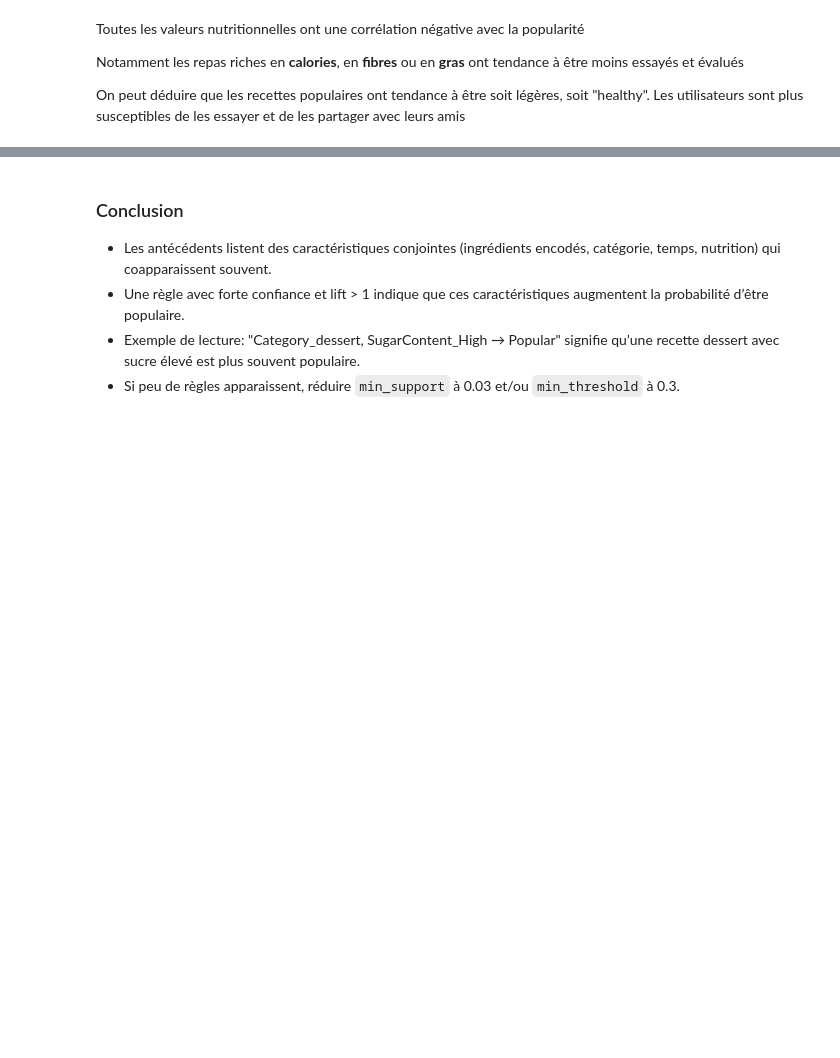
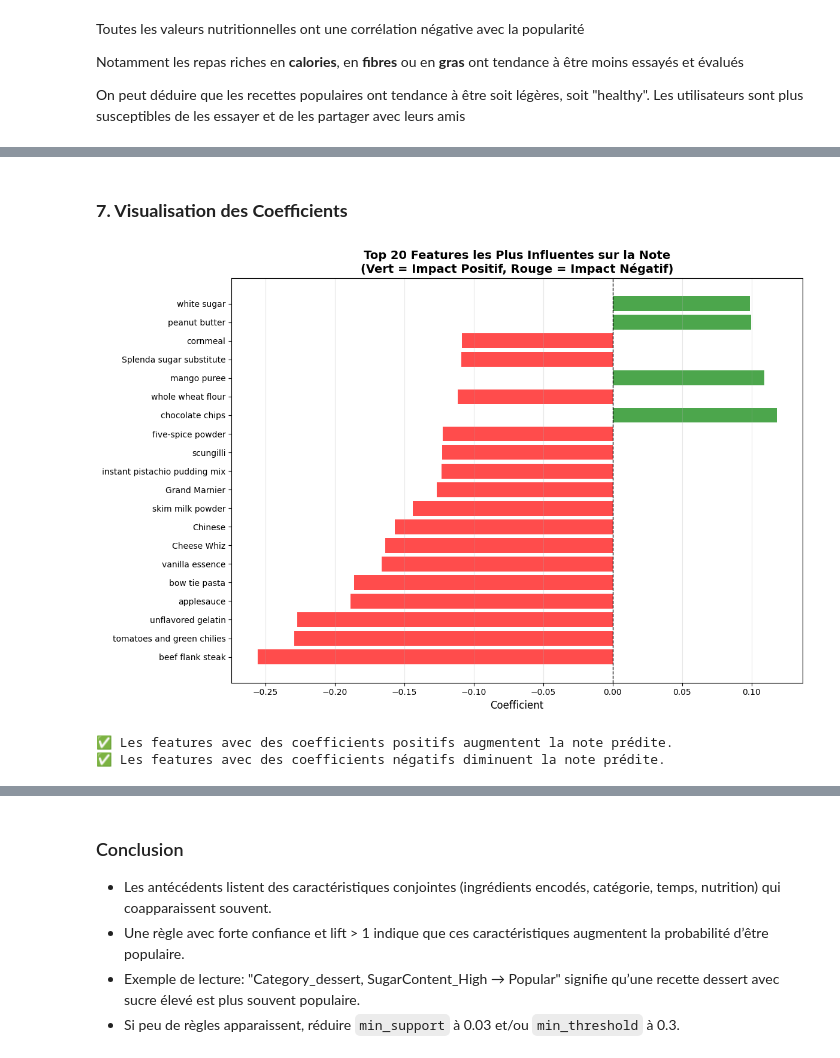
Before and after one commit to louaycodes/ProjetMachineLearning4Arctic, a Jupyter notebook: projetML.ipynb, the cells around one changed output, grey strips where cells are left out. Drawn from its saved outputs; the diff is of its cells as text; code cells hidden in the pictures; blank space fills up the shorter version.

```diff
--- a/projetML.ipynb
+++ b/projetML.ipynb
@@ -869,0 +960,23 @@ On peut déduire que les recettes populaires ont tendance à être soit légère
+# %%
+print("Vérification de la qualité des données :")
+
+numeric_cols_train = X_train.select_dtypes(include=[np.number]).columns
+X_train = X_train[numeric_cols_train]
+X_test = X_test[numeric_cols_train]
+
+print(f"   - Colonnes sélectionnées : {len(numeric_cols_train)} features numériques")
+print(f"   - NaN dans X_train : {X_train.isna().sum().sum()}")
+print(f"   - NaN dans y_train : {y_train.isna().sum()}")
+print(f"   - Valeurs infinies dans X_train : {np.isinf(X_train.values).sum()}")
+print(f"   - Valeurs infinies dans y_train : {np.isinf(y_train.values).sum()}")
+
+# Remplacer les NaN et inf par des valeurs appropriées
+if X_train.isna().sum().sum() > 0 or np.isinf(X_train.values).sum() > 0:
+    print("\n⚠️  Nettoyage des données necessaire...")
+    X_train = X_train.fillna(0)
+    X_test = X_test.fillna(0)
+    X_train = X_train.replace([np.inf, -np.inf], 0)
+    X_test = X_test.replace([np.inf, -np.inf], 0)
+    print("✅ Données nettoyées")
+else:
+    print("\n✅ Données saines, prêtes pour l'entraînement")
@@ -869,0 +1221,24 @@ On peut déduire que les recettes populaires ont tendance à être soit légère
+# %% [markdown]
+### **7. Visualisation des Coefficients**
+# %%
+# Visualiser les top 20 coefficients
+top_20 = coef_df.head(20)
+
+plt.figure(figsize=(12, 8))
+colors = ['green' if c > 0 else 'red' for c in top_20['Coefficient']]
+plt.barh(range(len(top_20)), top_20['Coefficient'], color=colors, alpha=0.7)
+plt.yticks(range(len(top_20)), top_20['Feature'], fontsize=10)
+plt.xlabel('Coefficient', fontsize=12)
+plt.title('Top 20 Features les Plus Influentes sur la Note\n(Vert = Impact Positif, Rouge = Impact Négatif)',
+          fontsize=14, fontweight='bold')
+plt.axvline(x=0, color='black', linestyle='--', linewidth=1)
+plt.grid(axis='x', alpha=0.3)
+plt.tight_layout()
+plt.show()
+
+print("✅ Les features avec des coefficients positifs augmentent la note prédite.")
+print("✅ Les features avec des coefficients négatifs diminuent la note prédite.")
+# %% [output]
+[figure, added]
+✅ Les features avec des coefficients positifs augmentent la note prédite.
+✅ Les features avec des coefficients négatifs diminuent la note prédite.
```
Also changed, not shown: parts of 29 cells of this notebook.
